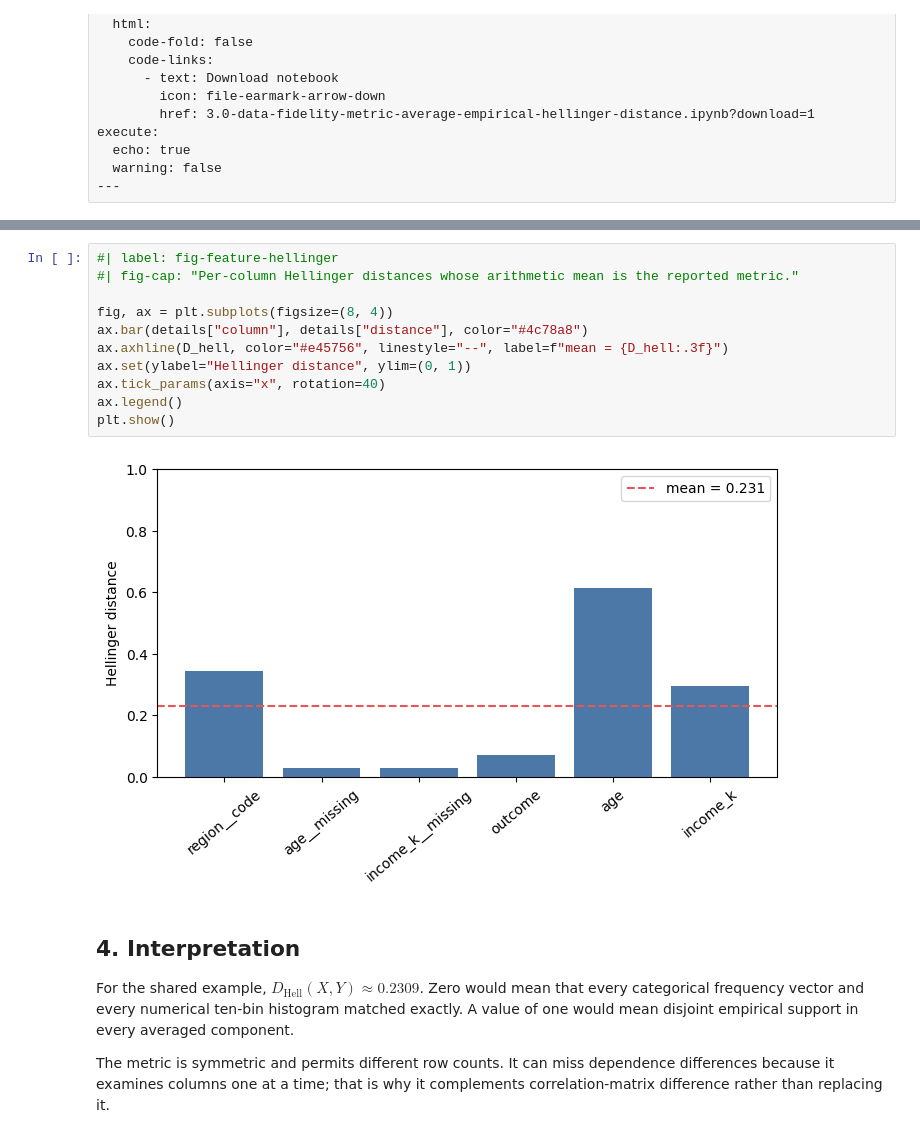
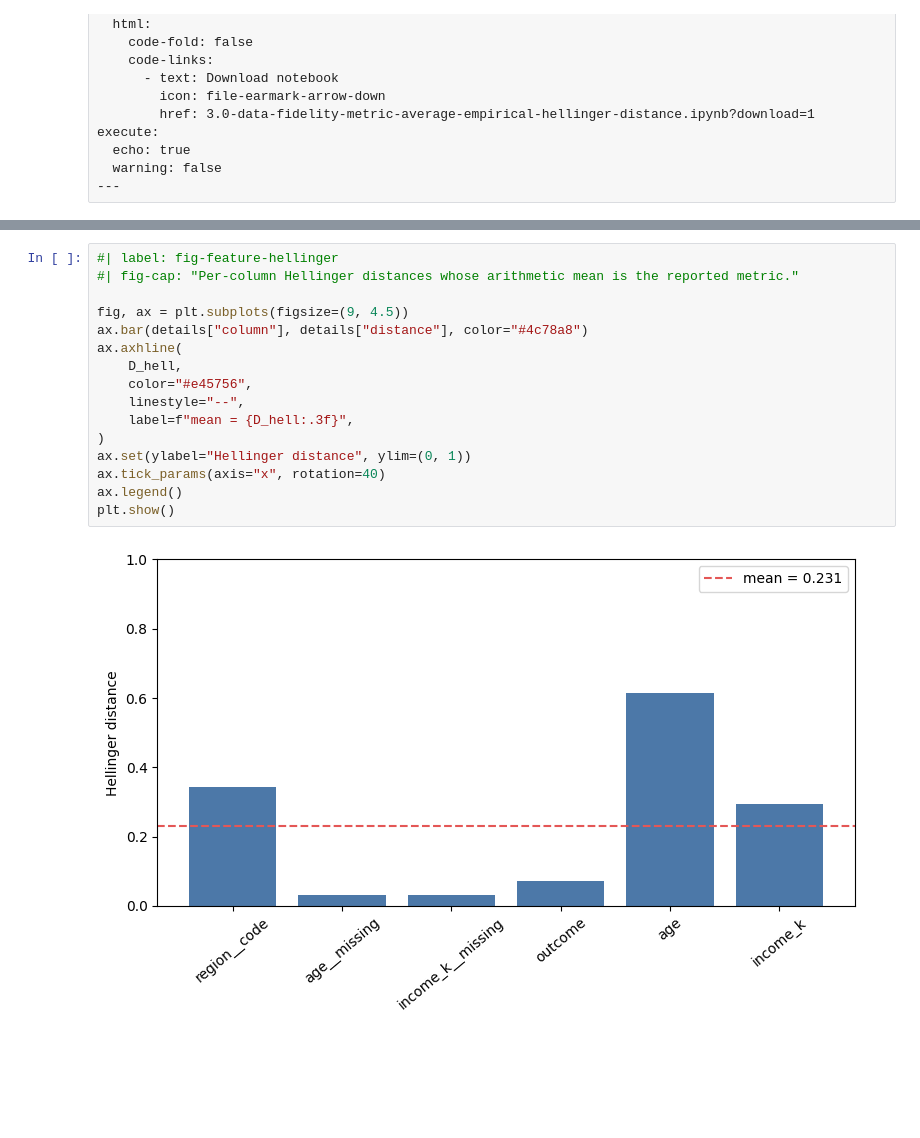
Before and after one commit to EulerLettersAI/math-to-code, a Jupyter notebook: lessons/tabular-dataset-comparison-metrics/3.0-data-fidelity-metric-average-empirical-hellinger-distance.ipynb, the cells around one changed output, grey strips where cells are left out. Drawn from its saved outputs; the diff is of its cells as text; blank space fills up the shorter version.

```diff
--- a/lessons/tabular-dataset-comparison-metrics/3.0-data-fidelity-metric-average-empirical-hellinger-distance.ipynb
+++ b/lessons/tabular-dataset-comparison-metrics/3.0-data-fidelity-metric-average-empirical-hellinger-distance.ipynb
@@ -113,19 +244,18 @@ Average empirical Hellinger distance = 0.230866
 # %%
 #| label: fig-feature-hellinger
 #| fig-cap: "Per-column Hellinger distances whose arithmetic mean is the reported metric."
 
-fig, ax = plt.subplots(figsize=(8, 4))
+fig, ax = plt.subplots(figsize=(9, 4.5))
 ax.bar(details["column"], details["distance"], color="#4c78a8")
-ax.axhline(D_hell, color="#e45756", linestyle="--", label=f"mean = {D_hell:.3f}")
+ax.axhline(
+    D_hell,
+    color="#e45756",
+    linestyle="--",
+    label=f"mean = {D_hell:.3f}",
+)
 ax.set(ylabel="Hellinger distance", ylim=(0, 1))
 ax.tick_params(axis="x", rotation=40)
 ax.legend()
 plt.show()
 # %% [output]
-[figure, old version]
+[figure, new version]
-# %% [markdown]
-## 4. Interpretation
-
-For the shared example, $D_{\mathrm{Hell}}(X,Y)\approx0.2309$. Zero would mean that every categorical frequency vector and every numerical ten-bin histogram matched exactly. A value of one would mean disjoint empirical support in every averaged component.
-
-The metric is symmetric and permits different row counts. It can miss dependence differences because it examines columns one at a time; that is why it complements correlation-matrix difference rather than replacing it.
```
Also changed, not shown: parts of 21 cells of this notebook.
